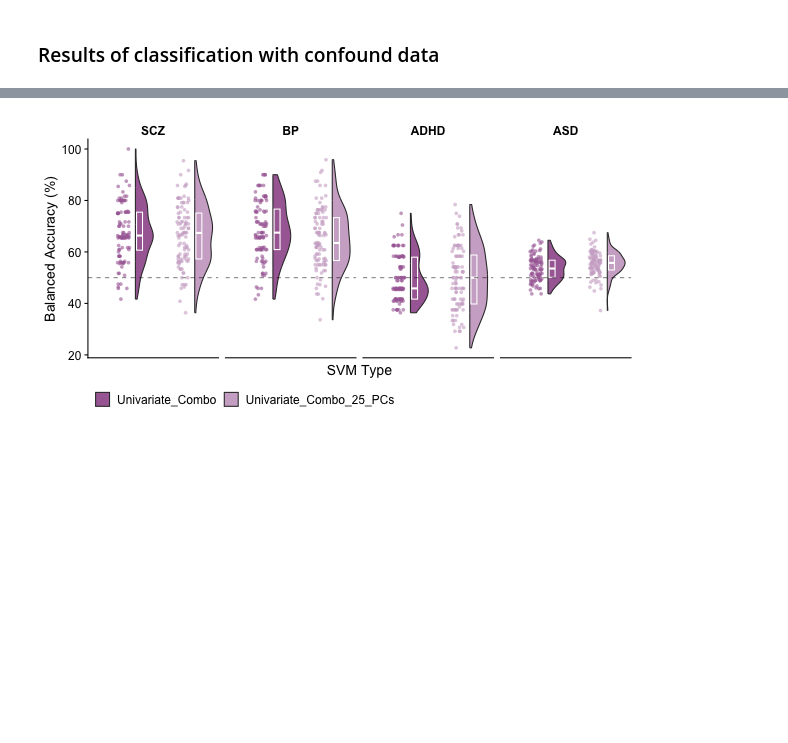
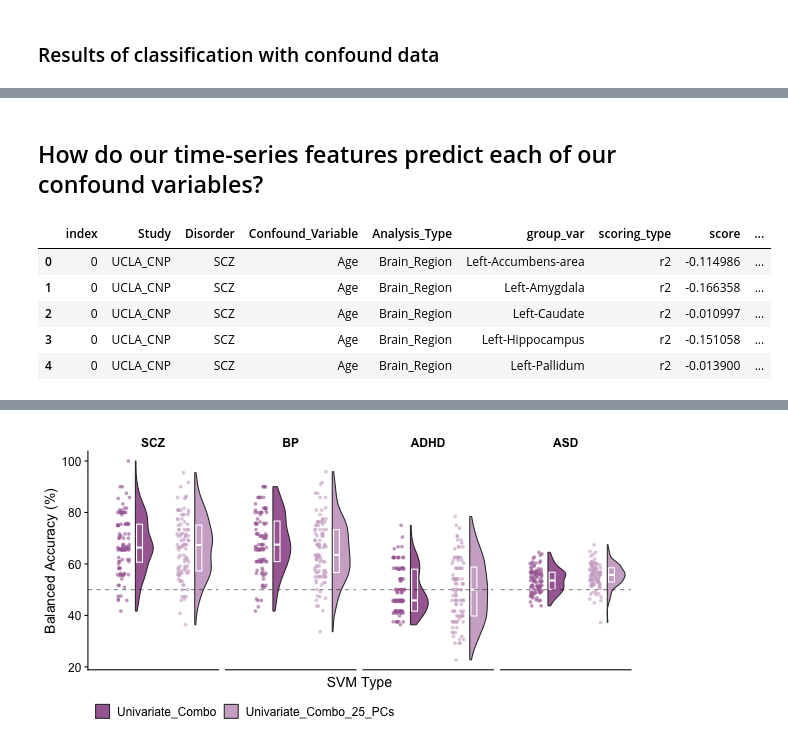
Before and after one commit to DynamicsAndNeuralSystems/fMRI_FeaturesDisorders, a Jupyter notebook: generate_all_figures.ipynb, the cells around one changed output, grey strips where cells are left out. Drawn from its saved outputs; the diff is of its cells as text; code cells hidden in the pictures; blank space fills up the shorter version.

```diff
--- a/generate_all_figures.ipynb
+++ b/generate_all_figures.ipynb
@@ -89,10 +91,10 @@ ABIDE_head_mvmt = (pd.read_table('data/movement_data/ABIDE_Mean_FD_Power.txt', s
 # Merge metadata + head movement
 merged_metadata = pd.concat([UCLA_CNP_metadata, ABIDE_metadata], axis=0).merge(pd.concat([UCLA_CNP_head_mvmt, ABIDE_head_mvmt], axis=0))
 
-# Load intra-regional time-series features per disorder
-UCLA_CNP_intra_regional_feature_data = (pd.read_feather("data/time_series_features/UCLA_CNP_catch25_filtered.feather")
-                                        .merge(UCLA_CNP_metadata)
-                                        .query("Sample_ID in @UCLA_CNP_subjects_to_keep.Sample_ID"))
+# # Load intra-regional time-series features per disorder
+# UCLA_CNP_intra_regional_feature_data = (pd.read_feather("data/time_series_features/UCLA_CNP_catch25_filtered.feather")
+#                                         .merge(UCLA_CNP_metadata)
+#                                         .query("Sample_ID in @UCLA_CNP_subjects_to_keep.Sample_ID"))
 # ABIDE_intra_regional_feature_data = (pd.read_feather("data/time_series_features/ABIDE_catch25_filtered.feather")
 #                                         .merge(ABIDE_metadata)
 #                                         .query("Sample_ID in @ABIDE_subjects_to_keep.Sample_ID"))
@@ -116,6 +118,18 @@ pairwise_null_distribution = pd.read_feather('data/classification_results/pairwi
 combined_univariate_pairwise_null_distribution = pd.read_feather('data/classification_results/combined_univariate_pairwise_null_balanced_accuracy_distribution.feather')
 
 # Load confound balanced accuracy
-confounds_balanced_accuracy_results = pd.read_feather('data/classification_results/confounds_balanced_accuracy_results.feather')
-confounds_balanced_accuracy_results_all_folds = pd.read_feather('data/classification_results/confounds_balanced_accuracy_results_all_folds.feather')
+confounds_balanced_accuracy_results = pd.read_feather('data/classification_results/confound_analysis/confounds_predicting_dx_balanced_accuracy_results.feather')
+confounds_balanced_accuracy_results_all_folds = pd.read_feather('data/classification_results/confound_analysis/confounds_predicting_dx_balanced_accuracy_results_all_folds.feather')
+time_series_features_predicting_confounds_score_results = pd.read_feather('data/classification_results/confound_analysis/time_series_features_predicting_confounds_score_results.feather')
+
+# Load first 25 PCs for univariate combo data
+univariate_combo_first_25_PCs = pd.read_feather("data/time_series_features/univariate_combo_first25_PCs.feather")
+
+# Study/disorder lookup table
+study_disorder_lookup = {'SCZ': 'UCLA_CNP',
+                          'BP': 'UCLA_CNP',
+                          'ADHD': 'UCLA_CNP',
+                          'ASD': 'ABIDE'}
+
+ABIDE_brain_region_info = pd.read_excel("data/input_data/ABIDE_Brain_Region_info.xlsx")
 # %%
@@ -1799,0 +1186,11 @@ univariate_combo_first25_PCs %>%
+# %% [markdown]
+## How do our time-series features predict each of our confound variables?
+# %%
+time_series_features_predicting_confounds_score_results.head()
+# %% [output]
+|  | index | Study | Disorder | Confound_Variable | Analysis_Type | group_var | scoring_type | score | ... |
+| 0 | 0 | UCLA_CNP | SCZ | Age | Brain_Region | Left-Accumbens-area | r2 | -0.114986 | ... |
+| 1 | 0 | UCLA_CNP | SCZ | Age | Brain_Region | Left-Amygdala | r2 | -0.166358 | ... |
+| 2 | 0 | UCLA_CNP | SCZ | Age | Brain_Region | Left-Caudate | r2 | -0.010997 | ... |
+| 3 | 0 | UCLA_CNP | SCZ | Age | Brain_Region | Left-Hippocampus | r2 | -0.151058 | ... |
+| 4 | 0 | UCLA_CNP | SCZ | Age | Brain_Region | Left-Pallidum | r2 | -0.013900 | ... |
```
Also changed, not shown: parts of 76 cells of this notebook, 47 other files.
